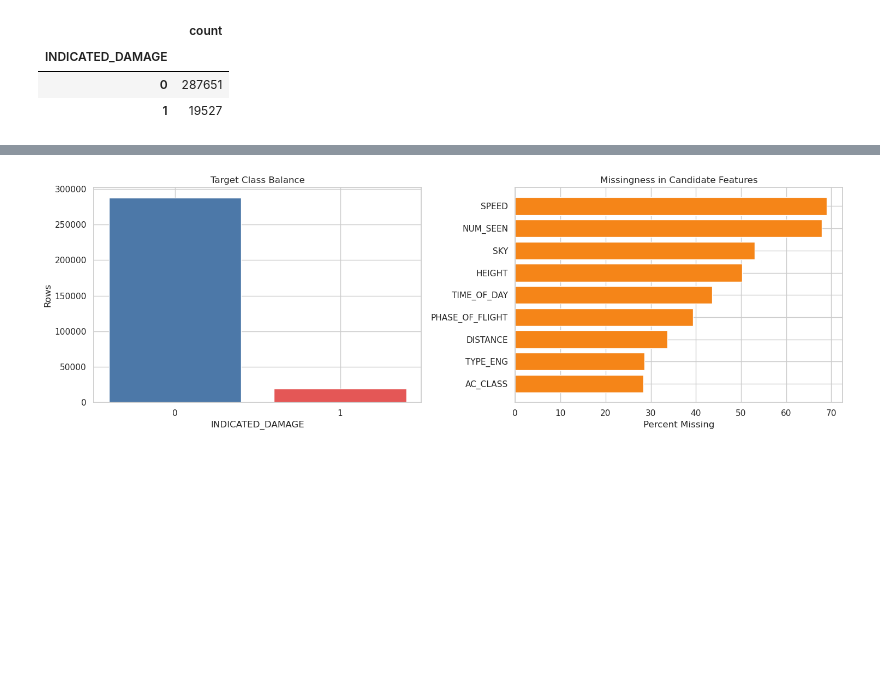
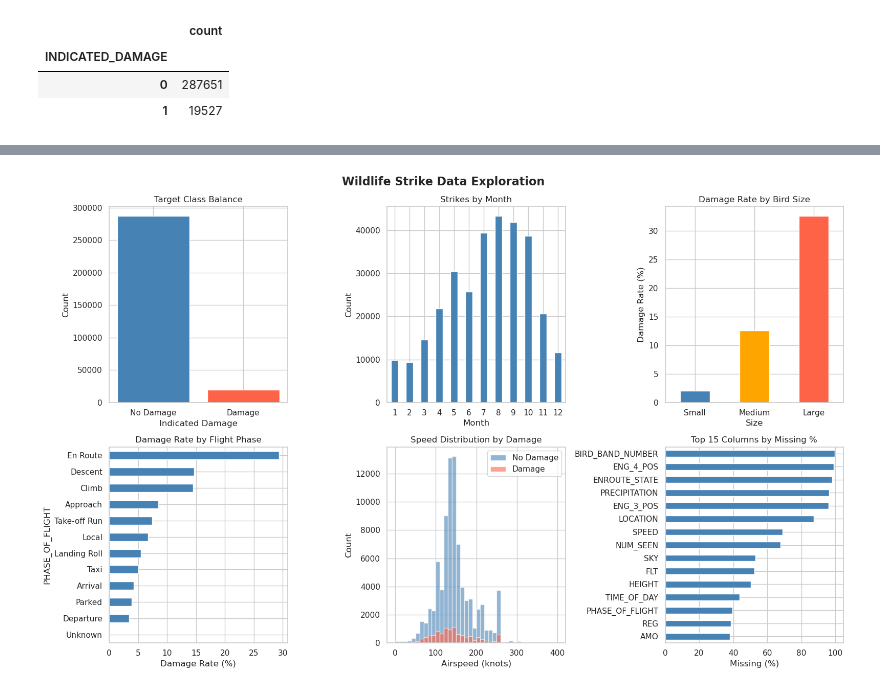
Before and after one commit to sahelir/MLFinalProject, a Jupyter notebook: FinalProject.ipynb, the cells around one changed output, grey strips where cells are left out. Cells and saved outputs as stored; diff of their text form; code cells hidden in the pictures; blank space fills up the shorter version.

Commit message:
Merged Data exploration and cleaning and fetarue enginnering. Also addded more models

```diff
--- a/FinalProject.ipynb
+++ b/FinalProject.ipynb
@@ -56,25 +60,94 @@ In particular, these charts are meant to show:
 # %%
-# Build a compact EDA view focused on feature choice and feature engineering decisions.
+# Build one organized EDA section that combines the original FinalProject plots with the HuiDis exploration plots.
 sns.set_theme(style="whitegrid")
 
 eda_columns = [
     "INDICATED_DAMAGE", "LATITUDE", "LONGITUDE", "AC_CLASS", "AC_MASS", "TYPE_ENG", "NUM_ENGS",
-    "SPEED", "HEIGHT", "DISTANCE", "SPECIES_ID", "SIZE", "NUM_STRUCK", "NUM_SEEN",
+    "ENG_1_POS", "ENG_2_POS", "SPEED", "HEIGHT", "DISTANCE", "SIZE", "NUM_STRUCK", "NUM_SEEN",
     "PHASE_OF_FLIGHT", "TIME_OF_DAY", "SKY", "WARNED", "INCIDENT_MONTH", "FAAREGION"
 ]
 
 eda = train[eda_columns].copy()
-for col in ["LATITUDE", "LONGITUDE", "AC_MASS", "NUM_ENGS", "SPEED", "HEIGHT", "DISTANCE", "INCIDENT_MONTH"]:
+for col in ["LATITUDE", "LONGITUDE", "AC_MASS", "NUM_ENGS", "ENG_1_POS", "ENG_2_POS", "SPEED", "HEIGHT", "DISTANCE", "INCIDENT_MONTH"]:
     eda[col] = pd.to_numeric(eda[col], errors="coerce")
-for col in ["AC_CLASS", "TYPE_ENG", "SPECIES_ID", "SIZE", "NUM_STRUCK", "NUM_SEEN", "PHASE_OF_FLIGHT", "TIME_OF_DAY", "SKY", "WARNED", "FAAREGION"]:
+for col in ["NUM_SEEN", "NUM_STRUCK"]:
+    eda[col] = eda[col].replace({"1": 1, "10-Feb": 2, "2-10": 2, "Feb-10": 2, "11-100": 3, "More than 100": 4})
+    eda[col] = pd.to_numeric(eda[col], errors="coerce")
+for col in ["AC_CLASS", "TYPE_ENG", "SIZE", "PHASE_OF_FLIGHT", "TIME_OF_DAY", "SKY", "WARNED", "FAAREGION"]:
     eda[col] = eda[col].replace(r"^\s*$", np.nan, regex=True)
 
-print("Target rate:", round(eda["INDICATED_DAMAGE"].mean(), 4))
+print("Training shape:", train.shape)
+print("Target damage rate:", round(eda["INDICATED_DAMAGE"].mean(), 4))
 display(eda["INDICATED_DAMAGE"].value_counts().rename("count").to_frame())
 
-# Plot 1: class balance and missingness in the main candidate columns.
+missing_percent = (train.isna().mean() * 100).sort_values(ascending=False)
+print("Top columns by missing percentage")
+display(missing_percent.head(20).rename("missing_percent").to_frame())
+
+# HuiDis-style overview figure.
+def target_class_balance(ax):
+    counts = eda["INDICATED_DAMAGE"].value_counts().sort_index()
+    ax.bar(["No Damage", "Damage"], counts.values, color=["steelblue", "tomato"], edgecolor="white")
+    ax.set_title("Target Class Balance")
+    ax.set_xlabel("Indicated Damage")
+    ax.set_ylabel("Count")
+
+
+def strikes_by_month(ax):
+    month_counts = eda.groupby("INCIDENT_MONTH").size().reindex(range(1, 13), fill_value=0)
+    month_counts.plot.bar(ax=ax, color="steelblue", edgecolor="white")
+    ax.set_title("Strikes by Month")
+    ax.set_xlabel("Month")
+    ax.set_ylabel("Count")
+    ax.set_xticklabels(range(1, 13), rotation=0)
+
+
+def damage_rate_by_bird_size(ax):
+    size_order = ["Small", "Medium", "Large"]
+    damage_rate = eda.groupby("SIZE")["INDICATED_DAMAGE"].mean().reindex(size_order) * 100
+    damage_rate.plot.bar(ax=ax, color=["steelblue", "orange", "tomato"], edgecolor="white")
+    ax.set_title("Damage Rate by Bird Size")
+    ax.set_xlabel("Size")
+    ax.set_ylabel("Damage Rate (%)")
+    ax.tick_params(axis="x", rotation=0)
+
+
+def damage_rate_by_phase_of_flight(ax):
+    phase_rate = eda.groupby("PHASE_OF_FLIGHT")["INDICATED_DAMAGE"].mean().sort_values() * 100
+    phase_rate.plot.barh(ax=ax, color="steelblue", edgecolor="white")
+    ax.set_title("Damage Rate by Flight Phase")
+    ax.set_xlabel("Damage Rate (%)")
+
+
+def speed_distribution_by_damage(ax):
+    for label, damage_value, color in [("No Damage", 0, "steelblue"), ("Damage", 1, "tomato")]:
+        values = eda.loc[eda["INDICATED_DAMAGE"] == damage_value, "SPEED"].dropna().clip(0, 400)
+        ax.hist(values, bins=40, alpha=0.6, label=label, color=color)
+    ax.set_title("Speed Distribution by Damage")
+    ax.set_xlabel("Airspeed (knots)")
+    ax.set_ylabel("Count")
+    ax.legend()
+
+
+def missing_values_by_column(ax):
+    missing_percent.head(15).sort_values().plot.barh(ax=ax, color="steelblue", edgecolor="white")
+    ax.set_title("Top 15 Columns by Missing %")
+    ax.set_xlabel("Missing (%)")
+
+
+fig, axes = plt.subplots(2, 3, figsize=(16, 10))
+fig.suptitle("Wildlife Strike Data Exploration", fontsize=16, fontweight="bold")
+target_class_balance(axes[0, 0])
+strikes_by_month(axes[0, 1])
+damage_rate_by_bird_size(axes[0, 2])
+damage_rate_by_phase_of_flight(axes[1, 0])
+speed_distribution_by_damage(axes[1, 1])
+missing_values_by_column(axes[1, 2])
+plt.tight_layout()
+plt.show()
+
+# Original FinalProject plot: class balance and missingness among the main candidate model fields.
 fig, axes = plt.subplots(1, 2, figsize=(15, 5))
-
 class_counts = eda["INDICATED_DAMAGE"].value_counts().sort_index()
 axes[0].bar(class_counts.index.astype(str), class_counts.values, color=["#4C78A8", "#E45756"])
 axes[0].set_title("Target Class Balance")
@@ -88,11 +161,10 @@ missing_rates = eda[missing_candidates].isna().mean().sort_values()
 axes[1].barh(missing_rates.index, missing_rates.values * 100, color="#F58518")
 axes[1].set_title("Missingness in Candidate Features")
 axes[1].set_xlabel("Percent Missing")
-
 plt.tight_layout()
 plt.show()
 
-# Plot 2: damage rate for key categorical variables we kept.
+# Original FinalProject plot: damage rate for key categorical and ordinal variables.
 def damage_rate_table(column, min_count=300):
     summary = eda[[column, "INDICATED_DAMAGE"]].copy()
     summary[column] = summary[column].fillna("<MISSING>")
@@ -115,7 +187,7 @@ for ax, column in zip(axes.flat, plot_columns):
 plt.tight_layout()
 plt.show()
 
-# Plot 3: month pattern to motivate cyclical month encoding.
+# Original FinalProject plot: month pattern to motivate season and cyclical month features.
 month_damage = eda.groupby("INCIDENT_MONTH")["INDICATED_DAMAGE"].mean()
 month_counts = eda.groupby("INCIDENT_MONTH").size()
 fig, ax1 = plt.subplots(figsize=(12, 5))
@@ -133,7 +205,7 @@ ax2.tick_params(axis="y", labelcolor="#4C78A8")
 plt.tight_layout()
 plt.show()
 
-# Plot 4: numeric signal for variables we kept.
+# Original FinalProject plot: numeric signal for variables kept in modeling.
 numeric_plot_columns = ["SPEED", "HEIGHT", "DISTANCE", "AC_MASS"]
 fig, axes = plt.subplots(2, 2, figsize=(15, 10))
 for ax, column in zip(axes.flat, numeric_plot_columns):
@@ -148,7 +220,7 @@ for ax, column in zip(axes.flat, numeric_plot_columns):
 plt.tight_layout()
 plt.show()
 
-# Plot 5: does missingness itself seem informative for the numeric strike fields?
+# Original FinalProject plot: missingness itself as a possible signal.
 missing_signal = pd.DataFrame({
     "SPEED missing": eda.groupby(eda["SPEED"].isna())["INDICATED_DAMAGE"].mean(),
     "HEIGHT missing": eda.groupby(eda["HEIGHT"].isna())["INDICATED_DAMAGE"].mean(),
@@ -165,8 +237,8 @@ plt.show()
 
 print("Key EDA takeaways")
 print("- The target is highly imbalanced, so balanced accuracy is the right metric to emphasize.")
-print("- Flight context variables such as PHASE_OF_FLIGHT, TIME_OF_DAY, SIZE, and NUM_STRUCK show visible differences in damage rate.")
+print("- Flight context variables such as PHASE_OF_FLIGHT, TIME_OF_DAY, SIZE, and decoded NUM_STRUCK show visible differences in damage rate.")
 print("- SPEED, HEIGHT, DISTANCE, and AC_MASS show different numeric distributions for damage vs no-damage rows.")
-print("- Month-to-month variation supports keeping temporal context and motivates cyclical month features.")
+print("- Month-to-month variation supports keeping temporal context and motivates season and cyclical month features.")
 print("- Missingness in several numeric strike-condition fields appears non-random, which helps explain the missing-indicator features.")
 # %% [output]
@@ -178 +269 @@ Target rate: 0.0636
-[figure, old version]
+[figure, new version]
```
Also changed, not shown: parts of 24 cells of this notebook, 5 other files.
